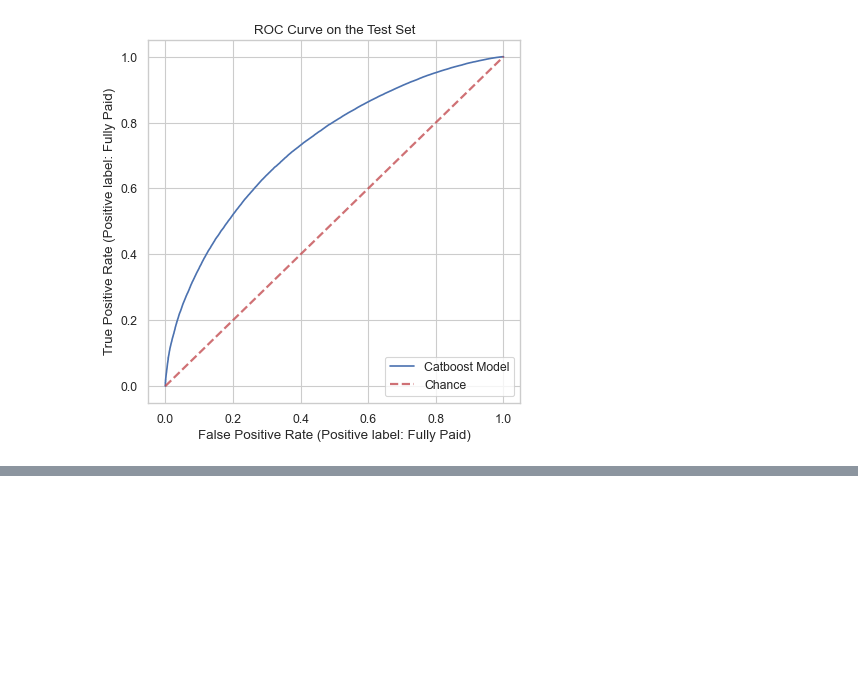
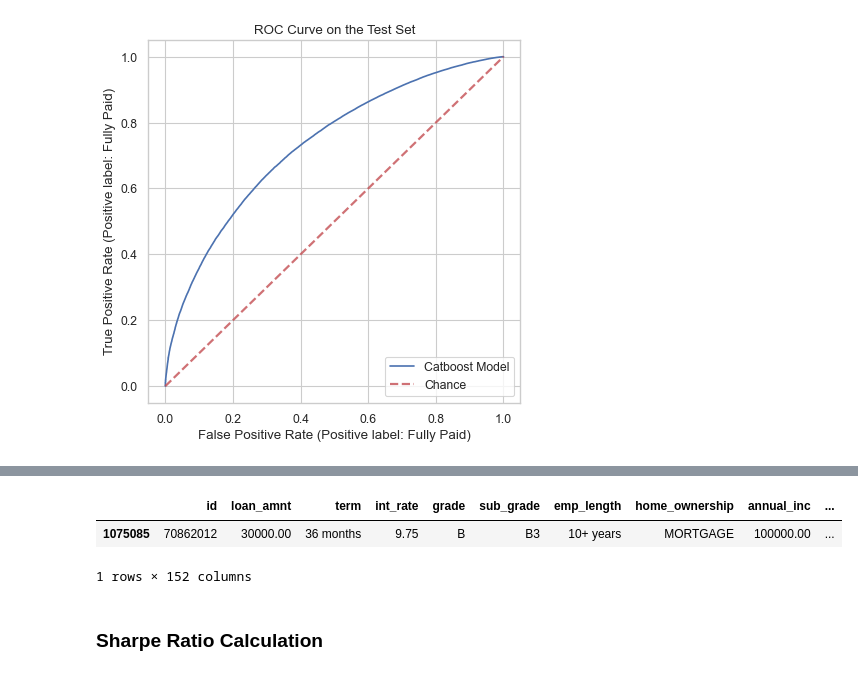
Before and after one commit to DanEllen/Lending-Club-Project, a Jupyter notebook: Lending Club Analysis.ipynb, the cells around one changed output, grey strips where cells are left out. Cells and saved outputs as stored; diff of their text form; code cells hidden in the pictures; blank space fills up the shorter version.

```diff
--- a/Lending Club Analysis.ipynb
+++ b/Lending Club Analysis.ipynb
@@ -530,0 +572,8 @@ Example of the probability array:
+# %%
+test_df[test_df.loan_status=="Fully Paid"].sample(1)
+# %% [output]
+|  | id | loan_amnt | term | int_rate | grade | sub_grade | emp_length | home_ownership | annual_inc | ... |
+| 1075085 | 70862012 | 30000.00 | 36 months | 9.75 | B | B3 | 10+ years | MORTGAGE | 100000.00 | ... |
+1 rows × 152 columns
+# %% [markdown]
+### Sharpe Ratio Calculation
```
Also changed, not shown: parts of 49 cells of this notebook, 2 other files.
